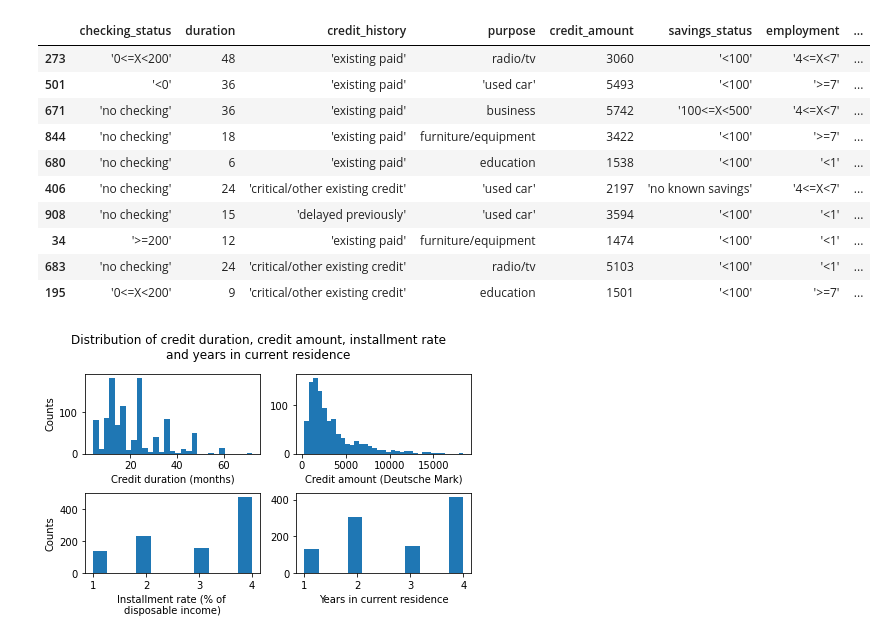
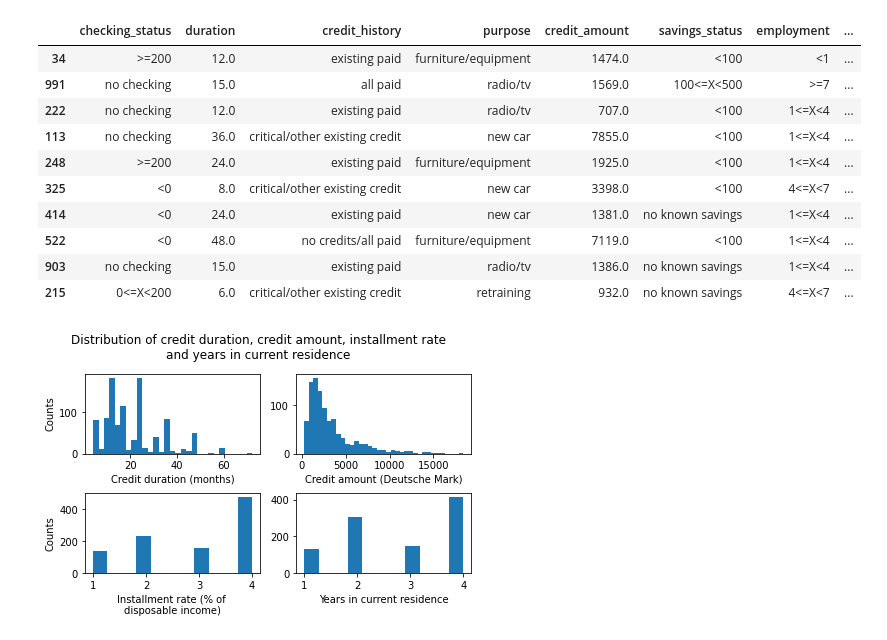
Before and after one commit to ungaroluis/applied-ml-2020, a Jupyter notebook: hw2/part1.ipynb, the cells around one changed output. Saved outputs shown, nothing was run; the diff lists cells and outputs as text; code cells hidden in the pictures.

```diff
--- a/hw2/part1.ipynb
+++ b/hw2/part1.ipynb
@@ -21,21 +23,21 @@ pd.set_option('display.max_columns', None)
 # %%
 # Data reading
 
-data = pd.read_csv('dataset_31_credit-g.csv')
+data = ds.fetch_openml('credit-g', as_frame=True).frame
 
 data.sample(10)
 # %% [output]
 |  | checking_status | duration | credit_history | purpose | credit_amount | savings_status | employment | ... |
-| 273 | '0<=X<200' | 48 | 'existing paid' | radio/tv | 3060 | '<100' | '4<=X<7' | ... |
-| 501 | '<0' | 36 | 'existing paid' | 'used car' | 5493 | '<100' | '>=7' | ... |
-| 671 | 'no checking' | 36 | 'existing paid' | business | 5742 | '100<=X<500' | '4<=X<7' | ... |
-| 844 | 'no checking' | 18 | 'existing paid' | furniture/equipment | 3422 | '<100' | '>=7' | ... |
-| 680 | 'no checking' | 6 | 'existing paid' | education | 1538 | '<100' | '<1' | ... |
-| 406 | 'no checking' | 24 | 'critical/other existing credit' | 'used car' | 2197 | 'no known savings' | '4<=X<7' | ... |
-| 908 | 'no checking' | 15 | 'delayed previously' | 'used car' | 3594 | '<100' | '<1' | ... |
-| 34 | '>=200' | 12 | 'existing paid' | furniture/equipment | 1474 | '<100' | '<1' | ... |
-| 683 | 'no checking' | 24 | 'critical/other existing credit' | radio/tv | 5103 | '<100' | '<1' | ... |
-| 195 | '0<=X<200' | 9 | 'critical/other existing credit' | education | 1501 | '<100' | '>=7' | ... |
+| 34 | >=200 | 12.0 | existing paid | furniture/equipment | 1474.0 | <100 | <1 | ... |
+| 991 | no checking | 15.0 | all paid | radio/tv | 1569.0 | 100<=X<500 | >=7 | ... |
+| 222 | no checking | 12.0 | existing paid | radio/tv | 707.0 | <100 | 1<=X<4 | ... |
+| 113 | no checking | 36.0 | critical/other existing credit | new car | 7855.0 | <100 | 1<=X<4 | ... |
+| 248 | >=200 | 24.0 | existing paid | furniture/equipment | 1925.0 | <100 | 1<=X<4 | ... |
+| 325 | <0 | 8.0 | critical/other existing credit | new car | 3398.0 | <100 | 4<=X<7 | ... |
+| 414 | <0 | 24.0 | existing paid | new car | 1381.0 | no known savings | 1<=X<4 | ... |
+| 522 | <0 | 48.0 | no credits/all paid | furniture/equipment | 7119.0 | <100 | 1<=X<4 | ... |
+| 903 | no checking | 15.0 | existing paid | radio/tv | 1386.0 | no known savings | 1<=X<4 | ... |
+| 215 | 0<=X<200 | 6.0 | critical/other existing credit | retraining | 932.0 | no known savings | 4<=X<7 | ... |
 # %%
 # Distribution of the first four non-categorical features
 fig, ax = plt.subplots(2, 2, constrained_layout=True)
```
Also changed, not shown: parts of 3 cells of this notebook, 1 other file.
